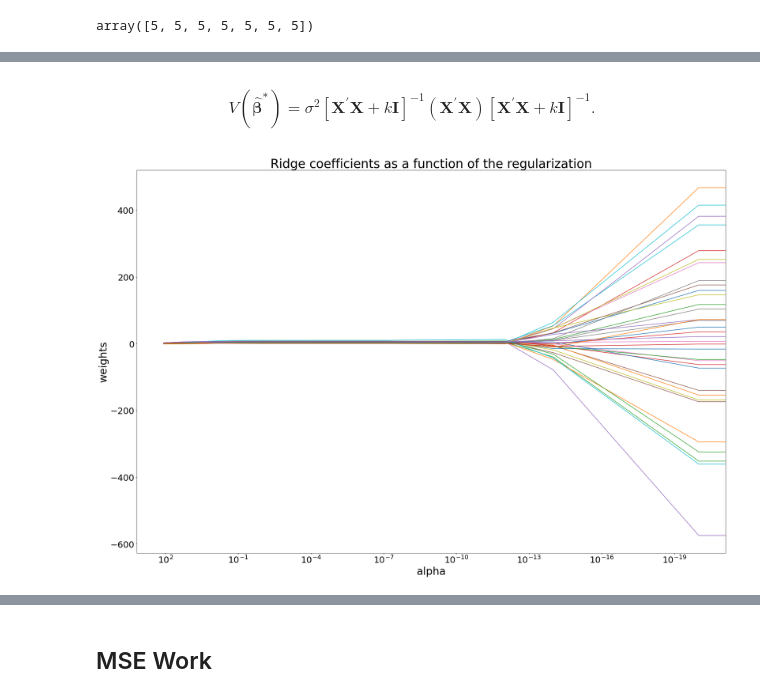
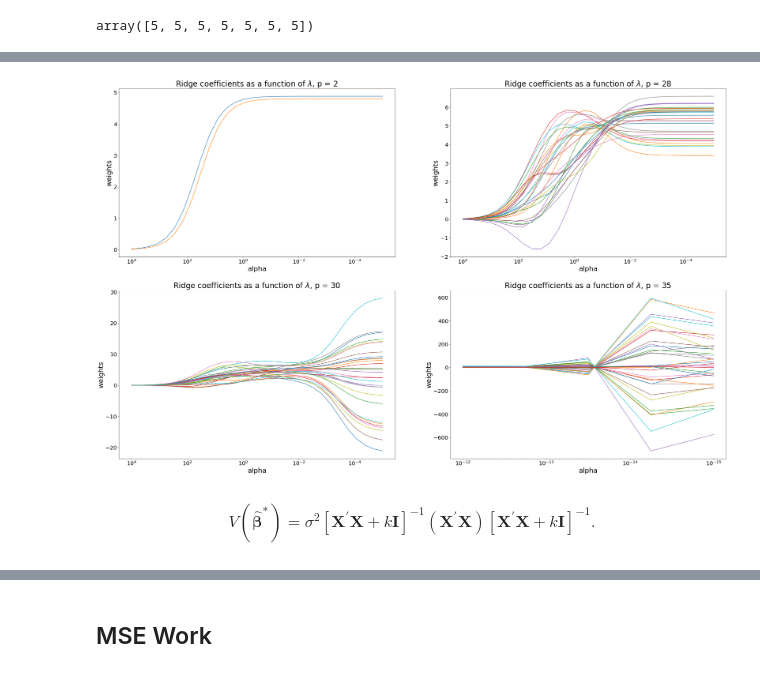
Before and after one commit to s6emschw/RM-project, a Jupyter notebook: ols_and_ridge.ipynb, the cells around one changed output, grey strips where cells are left out. Drawn from its saved outputs; the diff is of its cells as text; code cells hidden in the pictures.

```diff
--- a/ols_and_ridge.ipynb
+++ b/ols_and_ridge.ipynb
@@ -183,7 +185,7 @@ def iterate_ridge(n, p, min_cor, max_cor, iterations_sim, true_betas, alphas):
 
         true_betas_sim = true_betas
 
-        y, X, df = get_sim_data(p, n, min_cor, max_cor, true_betas_sim)
+        y_true, y_noise, X, df = get_sim_data(p, n, min_cor, max_cor, true_betas_sim)
 
         i, k = X.shape
         I = np.identity(k)
@@ -194,7 +196,7 @@ def iterate_ridge(n, p, min_cor, max_cor, iterations_sim, true_betas, alphas):
 
         for a in alphas:
 
-            ridge_beta = np.dot(np.dot(np.linalg.inv(np.dot(X.T, X) + a * I), X.T), y)
+            ridge_beta = np.dot(np.dot(np.linalg.inv(np.dot(X.T, X) + a * I), X.T), y_noise)
             matr_beta.append(ridge_beta)
             df_ridge_betas = pd.DataFrame(matr_beta, columns = ridge_beta_names)
 
@@ -253,26 +273,31 @@ collect_ridge_betas[1][0]
 # %%
-def plot_ridge_regression(alphas, ridge_betas):
+def plot_betas(dfs, alphas, reg_type):
 
-    ax = plt.gca()
+    plt.figure(figsize = (40,25))
 
-    ax.plot(alphas, ridge_betas)
+    for i, a in zip(enumerate(dfs), alphas):
+        plt.subplot(2, 2, i[0] + 1)
 
-    ax.set_xscale("log")
-    ax.set_xlim(ax.get_xlim()[::-1])  # reverse axis
-    plt.rcParams["figure.figsize"] = (30,20)
-    plt.xlabel("alpha", fontsize = 30)
-    plt.ylabel("weights", fontsize = 30)
+        ax = plt.gca()
 
-    ax.tick_params(axis='both', which='major', labelsize=25)
+        ax.plot(a, i[1][0])
 
-    plt.title("Ridge coefficients as a function of the regularization", fontsize = 35)
-    plt.axis("tight")
-    plt.show()
+        ax.set_xscale("log")
+        ax.set_xlim(ax.get_xlim()[::-1])  # reverse axis
+
+        plt.xlabel("alpha", fontsize = 25)
+        plt.ylabel("weights", fontsize = 25)
+
+        ax.tick_params(axis='both', which='major', labelsize = 20)
+
+        plt.title(f"{reg_type} coefficients as a function of $\lambda$, p = {i[1][0].shape[1]} ", fontsize = 28)
+        plt.axis("tight")
+        #plt.show()
+# %%
+plot_betas(collect_ridge_betas, alphas, regularization_type)
+# %% [output]
+[figure, added]
 # %% [markdown]
 $$
 V\left(\hat{\boldsymbol{\beta}}^{*}\right)=\sigma^{2}\left[\mathbf{X}^{\prime} \mathbf{X}+k \mathbf{I}\right]^{-1}\left(\mathbf{X}^{\prime} \mathbf{X}\right)\left[\mathbf{X}^{\prime} \mathbf{X}+k \mathbf{I}\right]^{-1}.
 $$
-# %%
-plot_ridge_regression(alphas, collect_ridge_betas[3][0])
-# %% [output]
-[figure, removed]
```
Also changed, not shown: parts of 37 cells of this notebook.
